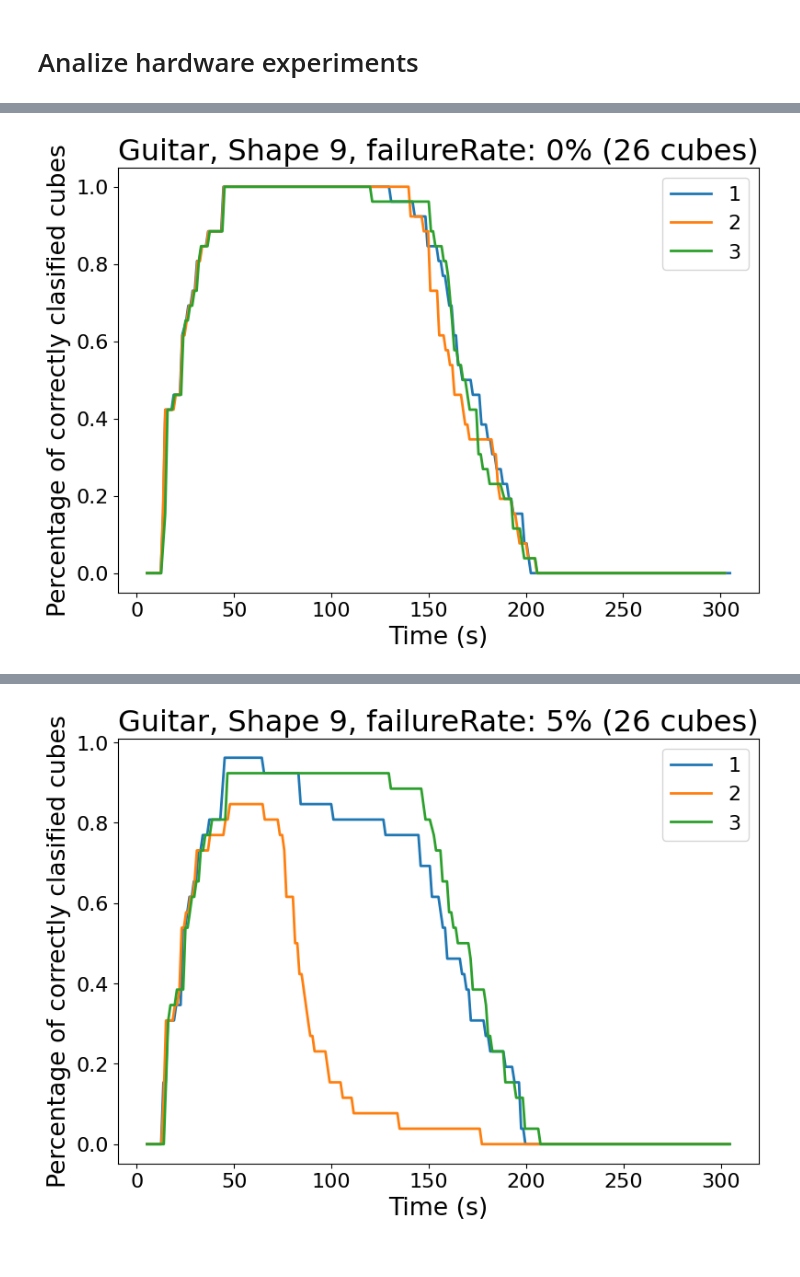
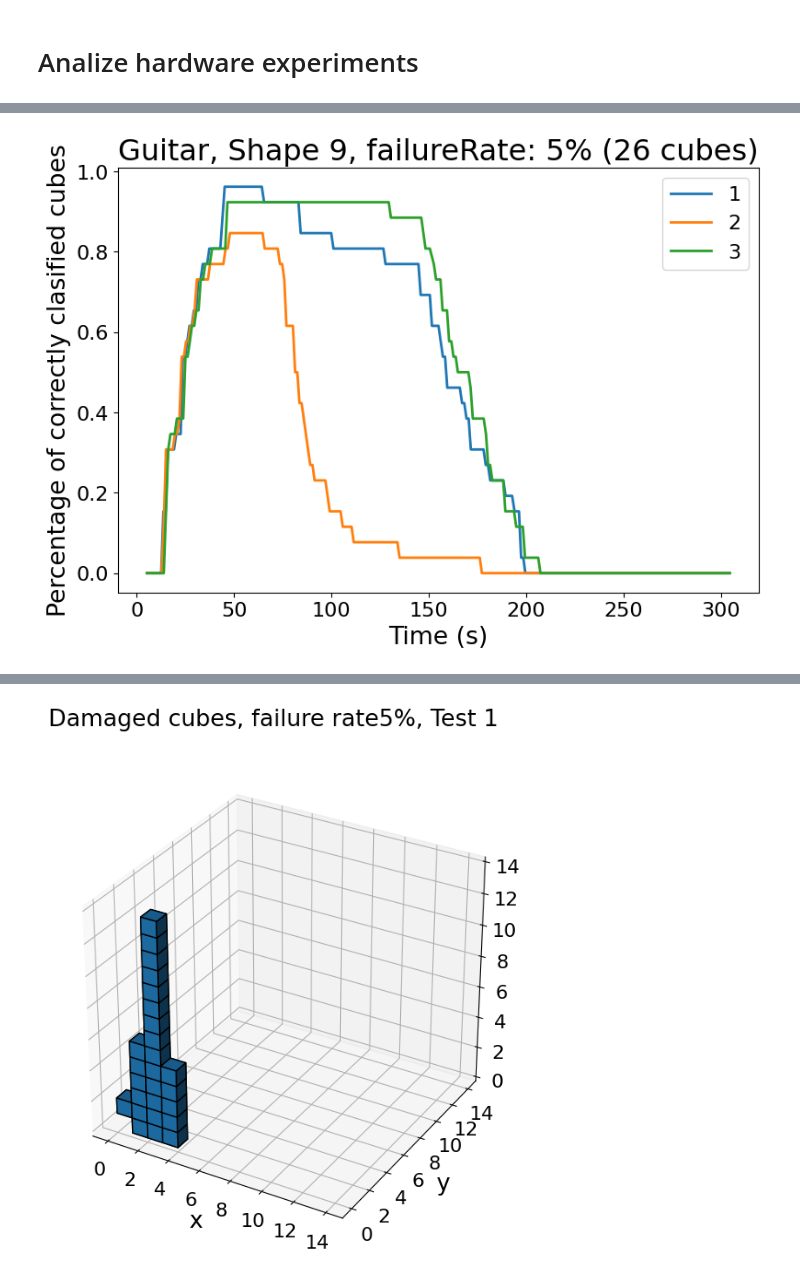
Before and after one commit to failiz/BowlingKata, a Jupyter notebook: BIGCUBE_V2.ipynb, the cells around one changed output, grey strips where cells are left out. Drawn from its saved outputs; the diff is of its cells as text; code cells hidden in the pictures.

Commit message:
Working towards plotting damaged cubes

```diff
--- a/BIGCUBE_V2.ipynb
+++ b/BIGCUBE_V2.ipynb
@@ -1317,6 +1326,7 @@ ValueError: ignored
 import csv
 import os
 import datetime
+import glob
 
 shapeToCompare = 372
 fileToRead = "./hardwareExperiments/testNeighbors_Table_372_1699189880.4053679.csv"
@@ -1354,8 +1364,11 @@ def reconstructShapeAndAnalizeComunications(fileToRead, shapeToCompare, moduleTo
                 'back_b0', 'back_b1', 'back_b2', 'back_b3', 'back_b4', 'back_b5', 'back_b6', 'back_b7',
                 'attempt', 'expected', 'connected']
 
-  if not fileToRead.endswith(".csv"):
-    fileToRead = fileToRead + ".csv"
+  fileList = glob.glob(fileToRead + "*")
+  if fileList:
+    fileToRead = fileList[0]
+  #if not fileToRead.endswith(".csv"):
+  #  fileToRead = fileToRead + ".csv"
   file = fileToRead
   with open(file, 'r') as file:
     csvreader = csv.DictReader(file, fieldnames)
@@ -1817,10 +1830,9 @@ import os
 import datetime
 import glob   #Unix shell-style wildcards that can be used to match files
 
-shapeToCompare = 372
 experimentFolder = "./Experiment data/hardware/"
-expShapes = [9, 261]
-failureRates = [0, 5, 25, 50]
+expShapes = [9]#[9, 261]
+failureRates = [5]#[0, 5, 25, 50]
 
 failureRate = 0
 nTests = 3
@@ -1838,13 +1850,18 @@ plt.rcParams.update({
 })
 
 for shape in expShapes:
+  #Get the shape dict for the shape to know where each module is located
+  shapeNum = shape;
+  typeNum = int(labels[shapeNum])
+  typeStr = shapeClassName(typeNum)
+  getNeighborsFile = experimentFolder + typeStr + "_" + str(shape) + "/testNeighbors_" + typeStr + "_" + str(shape) + "_"
+  cubesWithErrors, experimentShrinkShape, experimentComparingShape, shapeDict, shapeMaxIndex, maxCubeLen, maxIndex = reconstructShapeAndAnalizeComunications(getNeighborsFile, shape, "")
+
   for failureRate in failureRates:
     # Create the plot
     fig, ax = plt.subplots()
     for test in range(nTests):
-      shapeNum = shape;
-      typeNum = int(labels[shapeNum])
-      typeStr = shapeClassName(typeNum)
+
       print("Shape of a ", typeStr, " type number ", typeNum)
 
       experimentPath = experimentFolder + typeStr + "_" + str(shape) + "/" + str(failureRate) + "_/"
@@ -1855,6 +1872,30 @@ for shape in expShapes:
       print (experimentPath)
 
       time, correctPerc, nCubes, planePerc, chairPerc, carPerc, tablePerc, housePerc, guitarPerc, boatPerc = getExperimentData(experimentPath, typeNum)
+
+      if failureRate != 0:
+        #Get the damaged modules
+        damagedModulesFile = experimentFolder + typeStr + "_" + str(shape) + "/" + str(failureRate) + "_/"
+        damagedModulesFile = damagedModulesFile + "failing_cubes_failure_experiment_"+ typeStr + "_" + str(shape) + "_" + str(failureRate) + "__Test" + str(test+1)
+
+
+        #Plot the damaged modules
+        fig_brokenC, axs_brokenC = plt.subplots(1, 1, subplot_kw={'projection': '3d'})
+        fig_brokenC.set_size_inches(7, 7)
+        plt.suptitle("Damaged cubes, failure rate" + str(failureRate) + "%, Test " + str(test+1))
+        plt.xlabel('x')
+        plt.ylabel('y')
+        # Prepare an array of colors, same shape as the voxelarray, filled with a default color
+        colors = np.empty(experimentShrinkShape.shape, dtype=object)
+        for m in
+
+
+        #axs.voxels(experimentMacShape, edgecolor='k', alpha=0.5)
+        axs_brokenC.voxels(experimentShrinkShape, edgecolor='k', alpha=1)
+        axs_brokenC.set_aspect('equal', adjustable='box')
+
+
+
 
 
       ax.plot(time, correctPerc, label=str(test+1))
@@ -1875,22 +1916,22 @@ for shape in expShapes:
 
 
 
-time, correctPerc, nCubes, planePerc, chairPerc, carPerc, tablePerc, housePerc, guitarPerc, boatPerc = getExperimentData("./hardwareExperiments/get_status_Table_372_1699266183.1628468", 3)
+# time, correctPerc, nCubes, planePerc, chairPerc, carPerc, tablePerc, housePerc, guitarPerc, boatPerc = getExperimentData("./hardwareExperiments/get_status_Table_372_1699266183.1628468", 3)
 
-fig, ax = plt.subplots()
-ax.plot(time, correctPerc, label="1")
-ax.set_title("Table, Shape 372, failureRate: 0% (197 cubes)")
-ax.set_xlabel('Time (s)')
-ax.set_ylabel('Percentage of correctly clasified cubes')
+# fig, ax = plt.subplots()
+# ax.plot(time, correctPerc, label="1")
+# ax.set_title("Table, Shape 372, failureRate: 0% (197 cubes)")
+# ax.set_xlabel('Time (s)')
+# ax.set_ylabel('Percentage of correctly clasified cubes')
 
-# Add a legend
-ax.legend()
+# # Add a legend
+# ax.legend()
 
-# Save the figure with high resolution
-#plt.savefig('high_quality_plot.png', dpi=300)  # Save as PNG with 300 DPI
-# Or for vector graphics (preferred for publication), save as PDF
-#plt.savefig('high_quality_plot.pdf', format='pdf')
+# # Save the figure with high resolution
+# #plt.savefig('high_quality_plot.png', dpi=300)  # Save as PNG with 300 DPI
+# # Or for vector graphics (preferred for publication), save as PDF
+# #plt.savefig('high_quality_plot.pdf', format='pdf')
 
-# Show the plot for interactive exploration
-plt.show()
+# # Show the plot for interactive exploration
+# plt.show()
 # %% [output]
@@ -1914 +1955 @@ TimeSet len:  248  time:  248  cubeStates:  248
-[figure, old version]
+[figure, new version]
@@ -1932 +1956 @@ TimeSet len:  264  time:  264  cubeStates:  264
-[figure, old version]
+[figure, new version]
```
Also changed, not shown: parts of 3 cells of this notebook.
